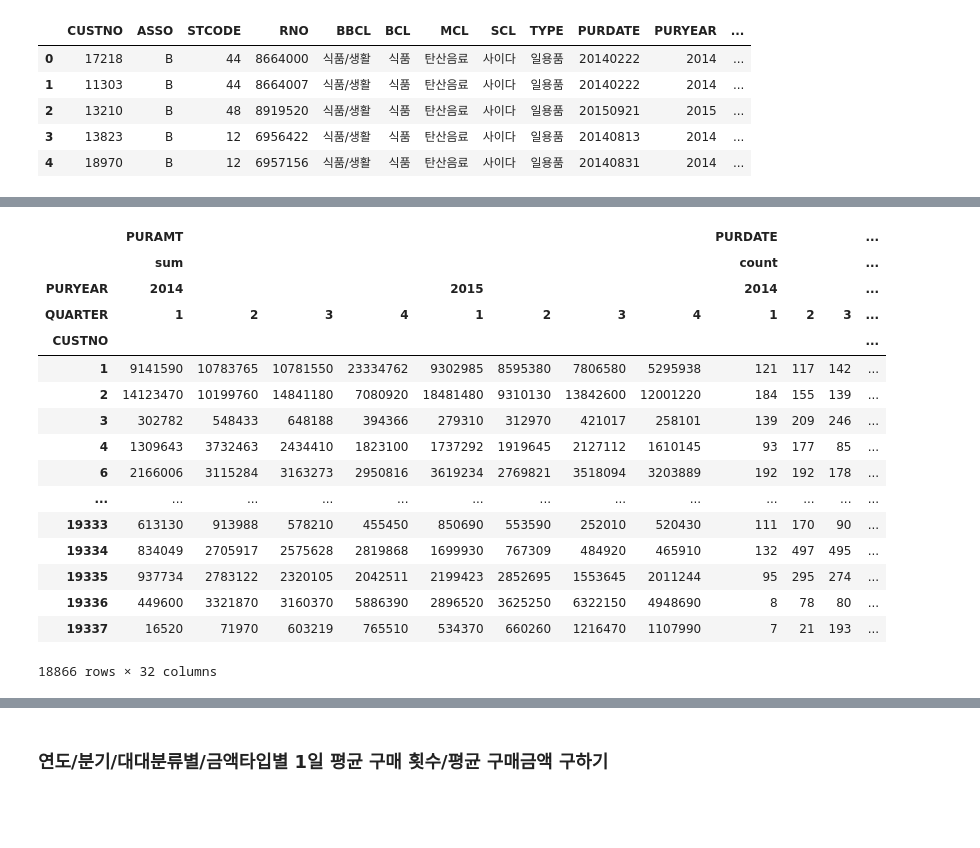
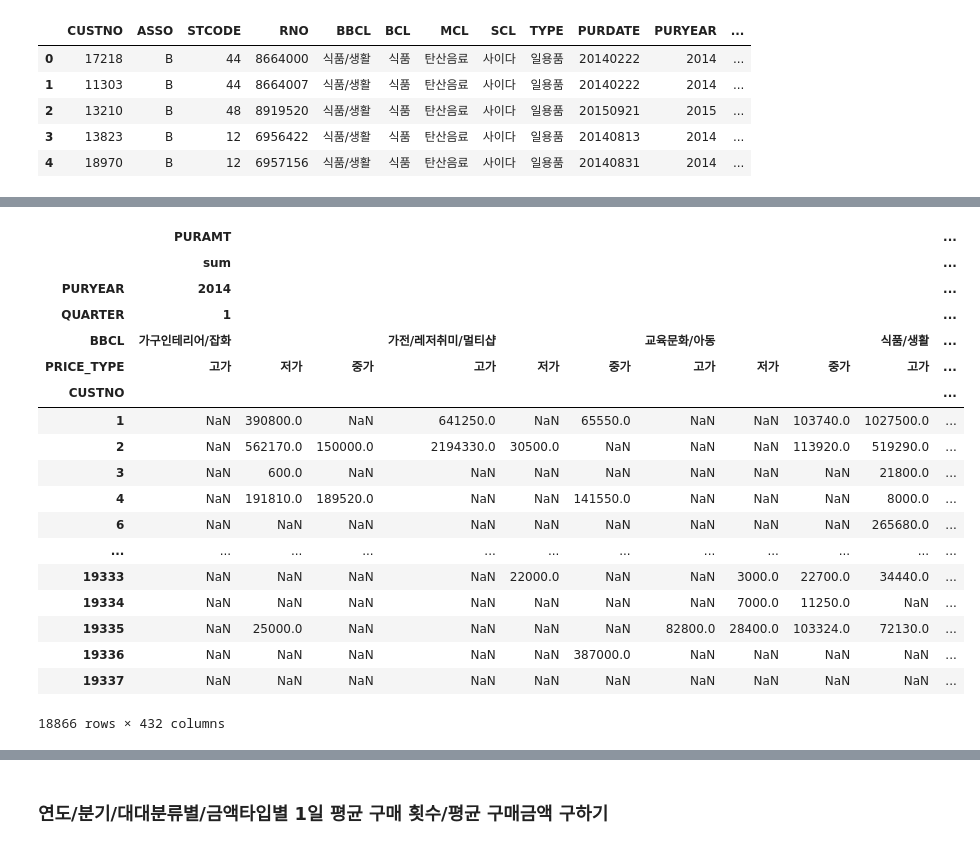
Before and after one commit to leejunghyunA/second_projects, a Jupyter notebook: RFM.ipynb, the cells around one changed output, grey strips where cells are left out. Drawn from its saved outputs; the diff is of its cells as text; code cells hidden in the pictures; blank space fills up the shorter version.

```diff
--- a/RFM.ipynb
+++ b/RFM.ipynb
@@ -356 +510,4 @@ purchase
+# %%
+purchase_final = pd.read_csv('C:/cakd7/2차 프로젝트/purchase_유지_연도 및 금액타입 포함.csv', index_col = 0)
+purchase_final
 # %% [markdown]
@@ -383,4 +517,0 @@ recency
-# %%
-pd.set_option('display.max_rows', 100)
-
-pd.DataFrame(recency.iloc[:,0].value_counts())
@@ -429,4 +517,0 @@ recency_reverse
-# %%
-pd.set_option('display.max_rows', 100)
-
-pd.DataFrame(recency_reverse.iloc[:,0].value_counts())
@@ -452,26 +518,28 @@ pd.DataFrame(recency_reverse.iloc[:,0].value_counts())
 # %%
-recency_all = pd.pivot_table(data = purchase,
+recency_all = pd.pivot_table(data = purchase_final,
                              index = 'CUSTNO',
-                             columns = ['PURYEAR','QUARTER','BBCL'],
+                             columns = ['PURYEAR','QUARTER','BBCL','PRICE_TYPE'],
                              values = ['PURDATE','PURAMT'],
-                             aggfunc = {'PURDATE':['min', 'max', 'count'],
+                             aggfunc = {'PURDATE':['max', 'count'],
                                         'PURAMT': 'sum'})
 recency_all
 # %% [output]
-|  | PURAMT |  |  |  |  |  |  |  | PURDATE |  |  | ... |
-|  | sum |  |  |  |  |  |  |  | count |  |  | ... |
-| PURYEAR | 2014 |  |  |  | 2015 |  |  |  | 2014 |  |  | ... |
-| QUARTER | 1 | 2 | 3 | 4 | 1 | 2 | 3 | 4 | 1 | 2 | 3 | ... |
-| CUSTNO |  |  |  |  |  |  |  |  |  |  |  | ... |
-| 1 | 9141590 | 10783765 | 10781550 | 23334762 | 9302985 | 8595380 | 7806580 | 5295938 | 121 | 117 | 142 | ... |
-| 2 | 14123470 | 10199760 | 14841180 | 7080920 | 18481480 | 9310130 | 13842600 | 12001220 | 184 | 155 | 139 | ... |
-| 3 | 302782 | 548433 | 648188 | 394366 | 279310 | 312970 | 421017 | 258101 | 139 | 209 | 246 | ... |
-| 4 | 1309643 | 3732463 | 2434410 | 1823100 | 1737292 | 1919645 | 2127112 | 1610145 | 93 | 177 | 85 | ... |
-| 6 | 2166006 | 3115284 | 3163273 | 2950816 | 3619234 | 2769821 | 3518094 | 3203889 | 192 | 192 | 178 | ... |
-| ... | ... | ... | ... | ... | ... | ... | ... | ... | ... | ... | ... | ... |
-| 19333 | 613130 | 913988 | 578210 | 455450 | 850690 | 553590 | 252010 | 520430 | 111 | 170 | 90 | ... |
-| 19334 | 834049 | 2705917 | 2575628 | 2819868 | 1699930 | 767309 | 484920 | 465910 | 132 | 497 | 495 | ... |
-| 19335 | 937734 | 2783122 | 2320105 | 2042511 | 2199423 | 2852695 | 1553645 | 2011244 | 95 | 295 | 274 | ... |
-| 19336 | 449600 | 3321870 | 3160370 | 5886390 | 2896520 | 3625250 | 6322150 | 4948690 | 8 | 78 | 80 | ... |
-| 19337 | 16520 | 71970 | 603219 | 765510 | 534370 | 660260 | 1216470 | 1107990 | 7 | 21 | 193 | ... |
+|  | PURAMT |  |  |  |  |  |  |  |  |  | ... |
+|  | sum |  |  |  |  |  |  |  |  |  | ... |
+| PURYEAR | 2014 |  |  |  |  |  |  |  |  |  | ... |
+| QUARTER | 1 |  |  |  |  |  |  |  |  |  | ... |
+| BBCL | 가구인테리어/잡화 |  |  | 가전/레저취미/멀티샵 |  |  | 교육문화/아동 |  |  | 식품/생활 | ... |
+| PRICE_TYPE | 고가 | 저가 | 중가 | 고가 | 저가 | 중가 | 고가 | 저가 | 중가 | 고가 | ... |
+| CUSTNO |  |  |  |  |  |  |  |  |  |  | ... |
+| 1 | NaN | 390800.0 | NaN | 641250.0 | NaN | 65550.0 | NaN | NaN | 103740.0 | 1027500.0 | ... |
+| 2 | NaN | 562170.0 | 150000.0 | 2194330.0 | 30500.0 | NaN | NaN | NaN | 113920.0 | 519290.0 | ... |
+| 3 | NaN | 600.0 | NaN | NaN | NaN | NaN | NaN | NaN | NaN | 21800.0 | ... |
+| 4 | NaN | 191810.0 | 189520.0 | NaN | NaN | 141550.0 | NaN | NaN | NaN | 8000.0 | ... |
+| 6 | NaN | NaN | NaN | NaN | NaN | NaN | NaN | NaN | NaN | 265680.0 | ... |
+| ... | ... | ... | ... | ... | ... | ... | ... | ... | ... | ... | ... |
+| 19333 | NaN | NaN | NaN | NaN | 22000.0 | NaN | NaN | 3000.0 | 22700.0 | 34440.0 | ... |
+| 19334 | NaN | NaN | NaN | NaN | NaN | NaN | NaN | 7000.0 | 11250.0 | NaN | ... |
+| 19335 | NaN | 25000.0 | NaN | NaN | NaN | NaN | 82800.0 | 28400.0 | 103324.0 | 72130.0 | ... |
+| 19336 | NaN | NaN | NaN | NaN | NaN | 387000.0 | NaN | NaN | NaN | NaN | ... |
+| 19337 | NaN | NaN | NaN | NaN | NaN | NaN | NaN | NaN | NaN | NaN | ... |
-18866 rows × 32 columns
+18866 rows × 432 columns
```
Also changed, not shown: parts of 127 cells of this notebook, 35 other files.
